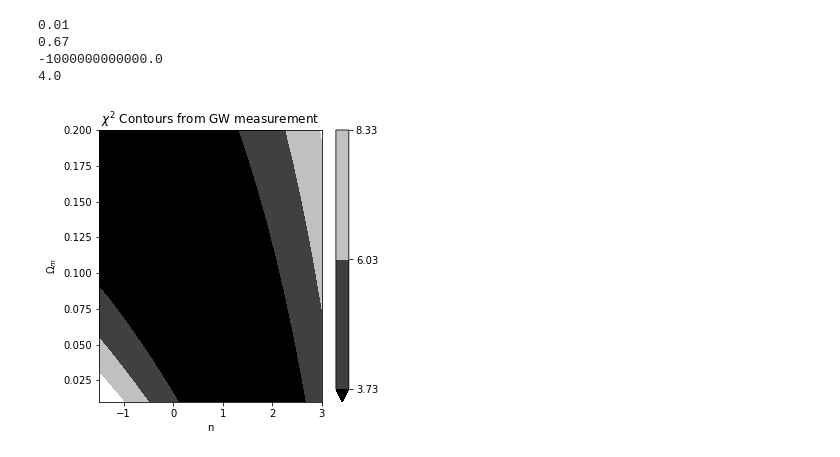
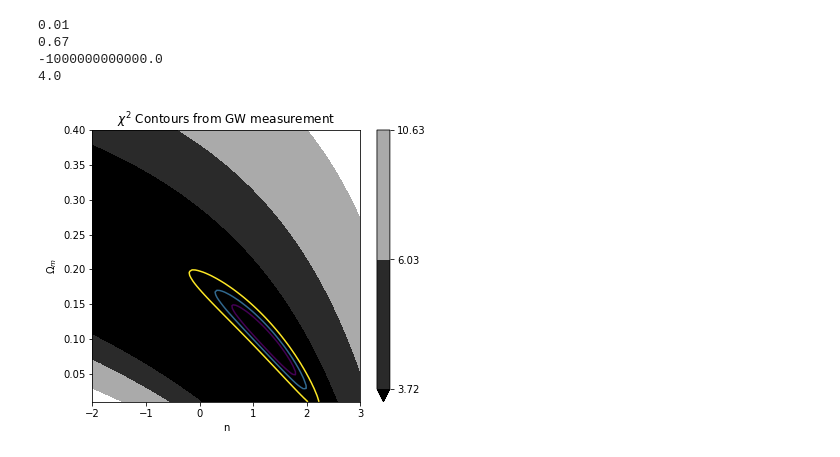
Before and after one commit to AshleyChraya/HubbleConstant-ConstraintsForVCG, a Jupyter notebook: Python Codes/VCG constraints by SN GWTC3.ipynb, the cells around one changed output. Saved outputs shown, nothing was run; the diff lists cells and outputs as text; code cells hidden in the pictures.

```diff
--- a/Python Codes/VCG constraints by SN GWTC3.ipynb
+++ b/Python Codes/VCG constraints by SN GWTC3.ipynb
@@ -685,13 +554,17 @@ a=0
 b=0
 c=0
 d=0
-for omega_m in np.linspace(0.01,1,10):
-  for n in np.linspace(-1000000000000,4,10):
+h=0.698
+H0=69.8
+
+for omega_m in np.linspace(0.01,0.4,100):
+  for n in np.linspace(-2,3,100):
     for redshift in Fin_data_GW.Fin_Z_GW:
       g = quad(int_func,0,redshift)
-      dl1=(1+redshift)*g[0]*(300000/H0)
+      dl1=(1+redshift)*g[0]*(3*10**8/H0)
       dlth_GW[b]+=dl1
-      dmth_GW[a]+=5.*log(dl1,10)+25
+      xx=(H0*dl1)/((3*10**8)*h)
+      dmth_GW[a]+=5.*log(xx,10)+42.38
       a+=1
       b+=1
       Fin_data_GW["DMchi"]=dmth_GW
@@ -710,24 +583,24 @@ for omega_m in np.linspace(0.01,1,10):
     for i in Fin_data_GW.Part1:
       chi_sq_part1+=i
     del Fin_data_GW["Part1"]
-    chi_sq = chi_sq_part1+(C1/C2)*(C1+(2*log(10)/5))-(2*log(0.698))
+    chi_sq = chi_sq_part1+(C1/C2)*(C1+(2*log(10)/5))-(2*log(h))
     col1.append(chi_sq)
     collection.append([chi_sq,omega_m,n])
     c+=1
     d+=1
-    np_array=np.asarray(col)
+    np_array=np.asarray(col1)
     dlth_GW = np.zeros(88)
     dmth_GW = np.zeros(88)
     del Fin_data_GW["DMchi"]
 
 print(len(collection))
 for i in collection:
-  if i[0]==min(col1):
-    print(i)
-for i in collection:
-    if i[0]<=min(col1) + 2.3:
-        if i[0]>= min(col1):
+      if i[0]==min(col1):
             print(i)
+# for i in collection:
+#     if i[0]<=min(col1) + 2.3:
+#         if i[0]>= min(col1):
+#             print(i)
 
 %time
 # %% [output]
@@ -767,27 +627,27 @@ print(max(n1))
 -1000000000000.0
 4.0
 # %%
-n= np.linspace(-1.5,3,25)
-omega_m = np.linspace(0.01,0.2,20)
+n= np.linspace(-2,3,100)
+omega_m =np.linspace(0.01,0.4,100)
 np_array1=np.asarray(col1)
 np_array=np.asarray(col)
-t1=np_array.reshape(20,25)
-t2=np_array1.reshape(20,25)
+t1=np_array.reshape(100,100)
+t2=np_array1.reshape(100,100)
 #fig,ax=plt.subplots(1,1)
-levels =  np.array([min(col)+2.3, min(col)+2*2.3, min(col)+3*2.3])
-levels1 =  np.array([min(col1)+2.3, min(col1)+2*2.3, min(col1)+3*2.3])
-#plt.contour(n,omega_m, t1,levels=levels, extend='min')
+levels =  np.array([min(col)+2.3, min(col)+4.61, min(col)+9.21])
+levels1 =  np.array([min(col1)+2.3, min(col1)+4.61, min(col1)+9.21])
+plt.contour(n,omega_m, t1,levels=levels, extend='min')
 plt.contourf(n,omega_m, t2,levels=levels1, extend='min',cmap = 'gist_gray')
 plt.xlabel('n')
 plt.ylabel('$\Omega_m$')
 plt.rcParams["figure.figsize"] = (6,5)
 plt.title("$\chi^2$ Contours from GW measurement")
 #figure(figsize=(4, 12))
 #plt.clabel(contours, inline=True, fontsize=8, colors='b')
 #cp.set_clim(vmin=560,vmax=600)
 #cb_ax = fig.add_axes([0.83, 0.1, 0.02, 0.8])
 plt.colorbar() # Add a colorbar to a plot
 plt.show()
 #plt.clim(0, 150)
 # %% [output]
-[figure, old version]
+[figure, new version]
```
Also changed, not shown: parts of 16 cells of this notebook, 2 other files.
